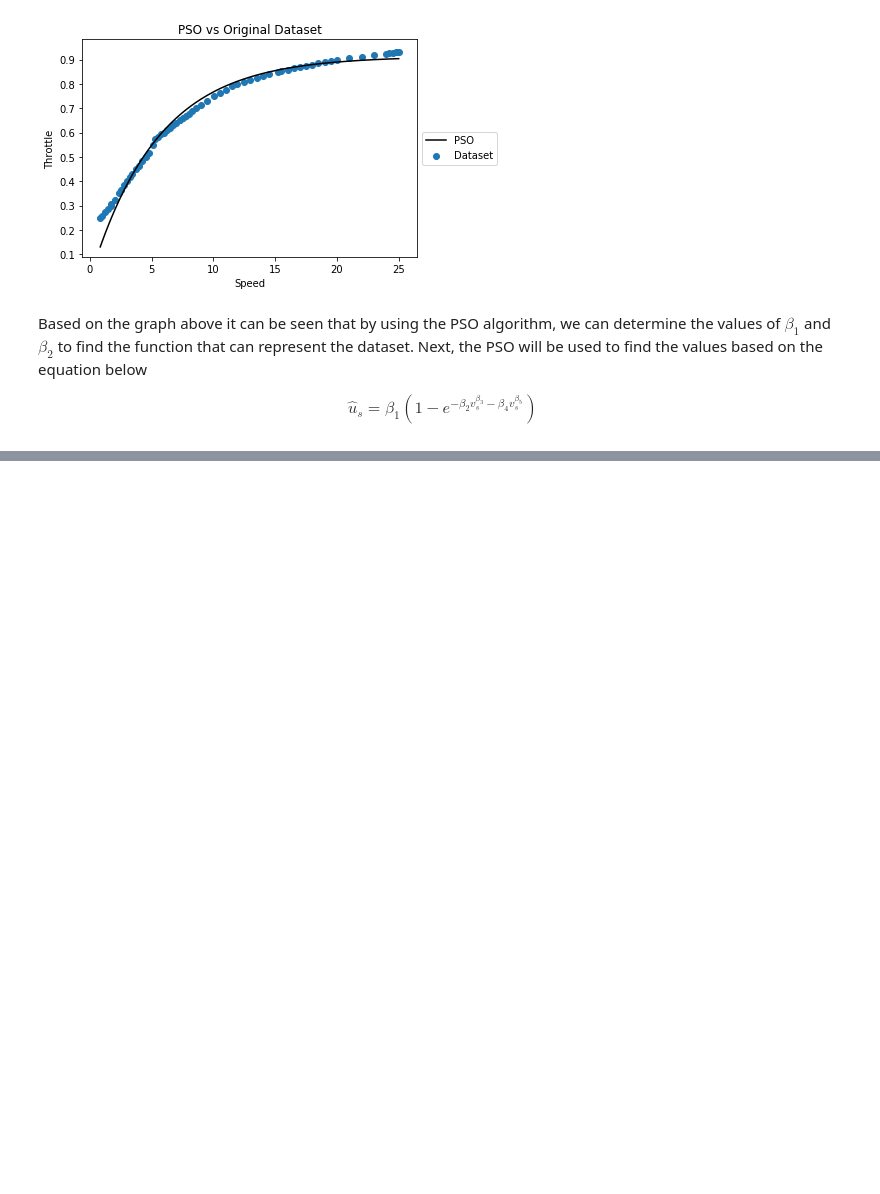
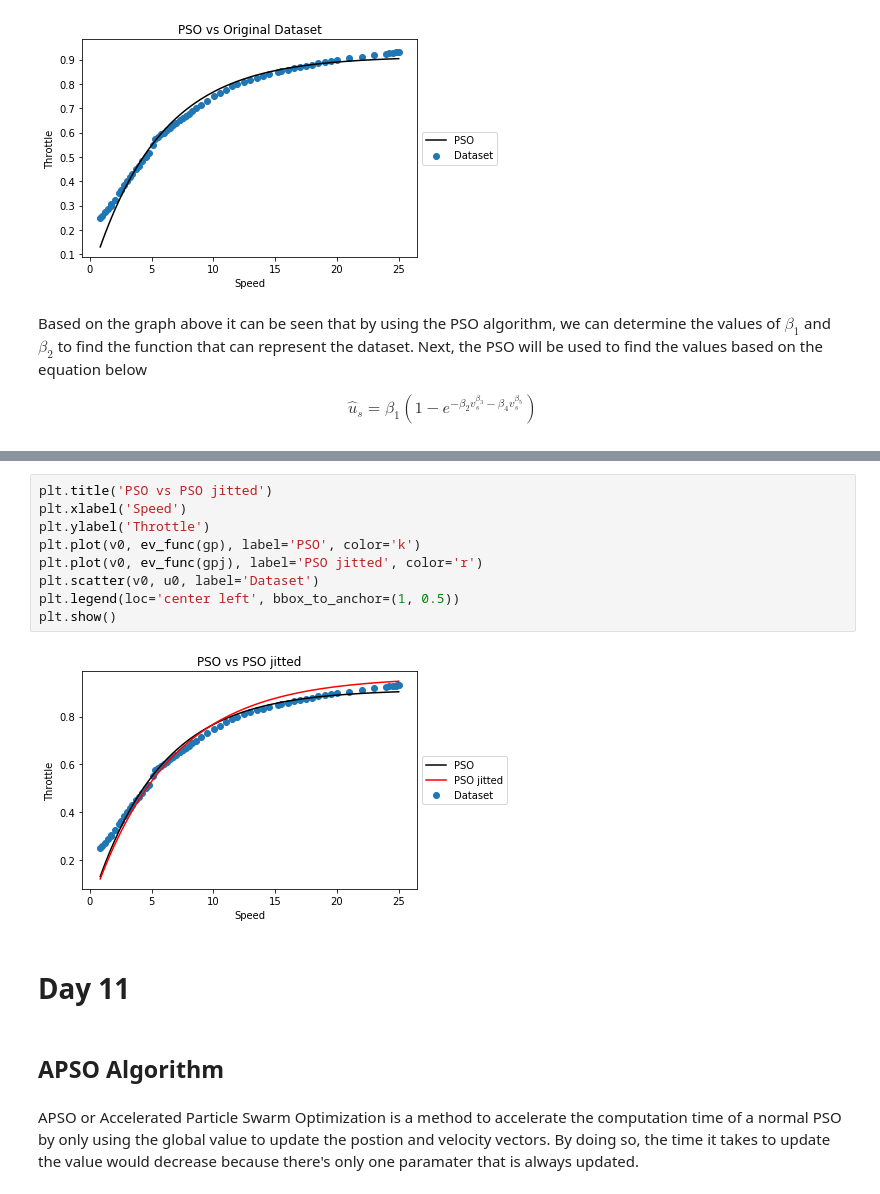
Before and after one commit to Vermillord/KP_Codes, a Jupyter notebook: KP_Notes.ipynb, the cells around one changed output, grey strips where cells are left out. Cells and saved outputs as stored; diff of their text form; blank space fills up the shorter version.

```diff
--- a/KP_Notes.ipynb
+++ b/KP_Notes.ipynb
@@ -811,0 +971,17 @@ The best position for each parameter:  [ 0.9365138   0.20186336 -0.07481093  0.1
+# %%
+plt.title('PSO vs PSO jitted')
+plt.xlabel('Speed')
+plt.ylabel('Throttle')
+plt.plot(v0, ev_func(gp), label='PSO', color='k')
+plt.plot(v0, ev_func(gpj), label='PSO jitted', color='r')
+plt.scatter(v0, u0, label='Dataset')
+plt.legend(loc='center left', bbox_to_anchor=(1, 0.5))
+plt.show()
+# %% [output]
+[figure, added]
+# %% [markdown]
+# Day 11
+# %% [markdown]
+## APSO Algorithm
+# %% [markdown]
+APSO or Accelerated Particle Swarm Optimization is a method to accelerate the computation time of a normal PSO by only using the global value to update the postion and velocity vectors. By doing so, the time it takes to update the value would decrease because there's only one paramater that is always updated.
```
Also changed, not shown: parts of 27 cells of this notebook.
